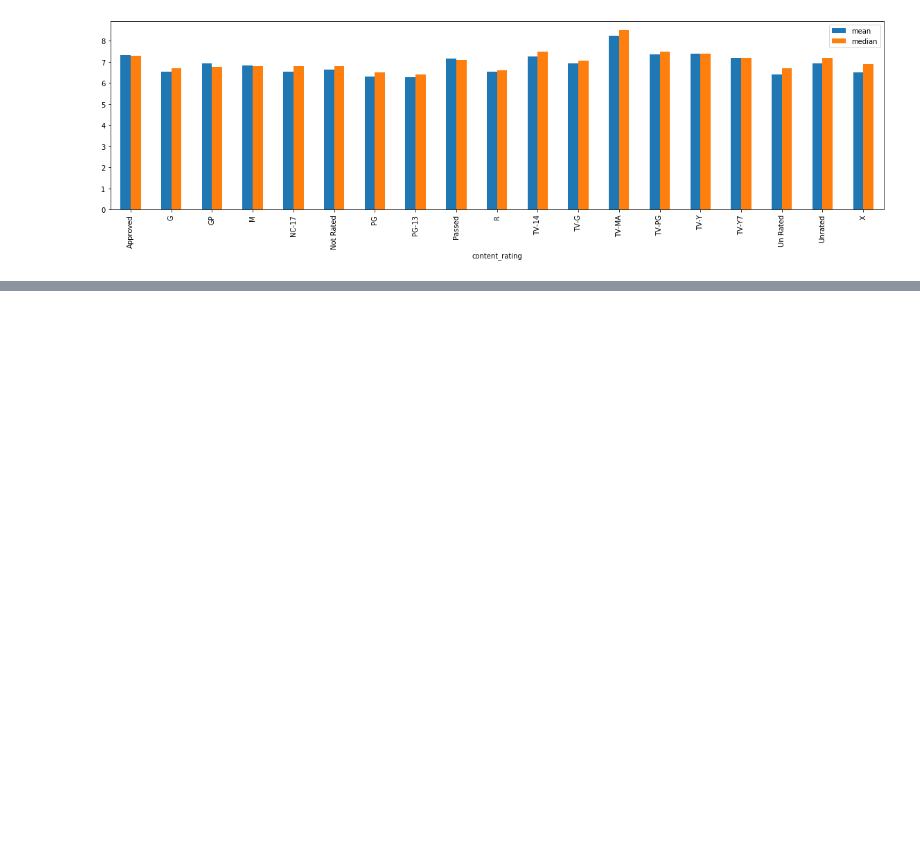
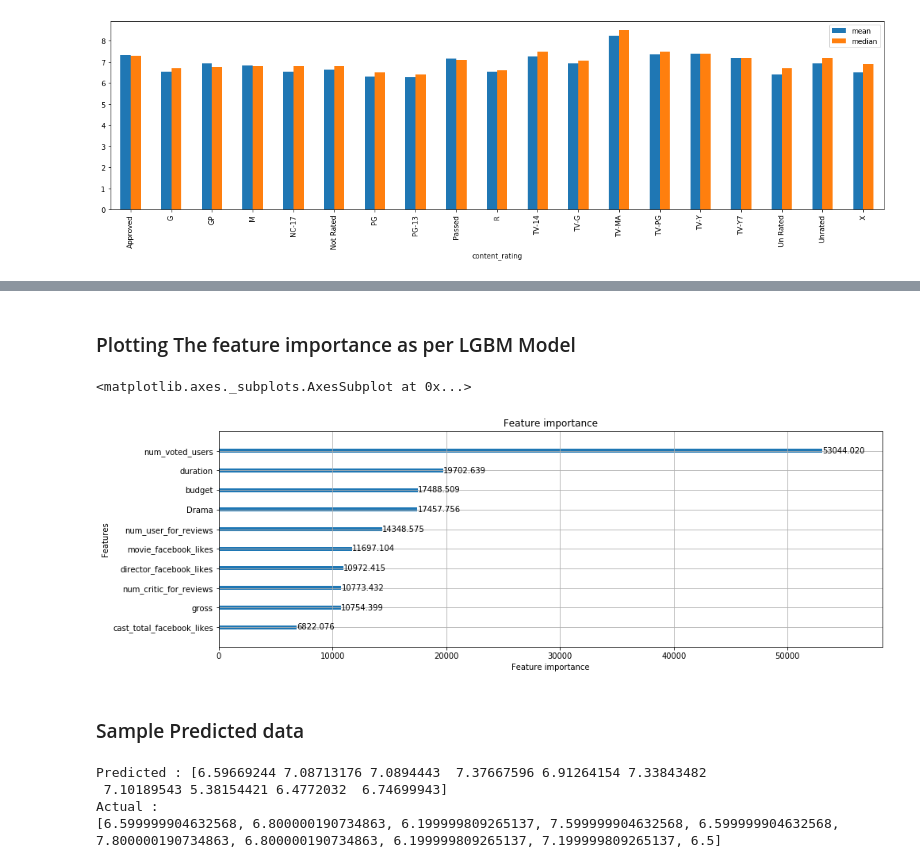
Before and after one commit to NarendraBabuOggu/AIGenie_Capstone, a Jupyter notebook: ML Project/ML Project Regression.ipynb, the cells around one changed output, grey strips where cells are left out. Saved outputs shown, nothing was run; the diff lists cells and outputs as text; code cells hidden in the pictures; blank space fills up the shorter version.

```diff
--- a/ML Project/ML Project Regression.ipynb
+++ b/ML Project/ML Project Regression.ipynb
@@ -467,0 +462,3 @@ categorical_features
+# %%
+scaler = MinMaxScaler().fit(train_movie_data[train_numeric_features]) #Fitting the scaler with iput data
+train_movie_data[train_numeric_features] = scaler.transform(train_movie_data[train_numeric_features]) # Transforming the iput data
@@ -514,0 +507,16 @@ Test Score :  0.43202665976755716 0.4330242516454036
+# %% [markdown]
+### Plotting The feature importance as per LGBM Model
+# %%
+lgb.plot_importance(gbm, importance_type = 'gain', max_num_features = 10, figsize = (15,5))
+# %% [output]
+<matplotlib.axes._subplots.AxesSubplot at 0x...>
+[figure, added]
+# %% [markdown]
+### Sample Predicted data
+# %%
+print("Predicted : {}".format(gbm.predict(test_x[:10])), "Actual : \n{}".format(list(test_y[:10])), sep = '\n')
+# %% [output]
+Predicted : [6.59669244 7.08713176 7.0894443  7.37667596 6.91264154 7.33843482
+ 7.10189543 5.38154421 6.4772032  6.74699943]
+Actual :
+[6.599999904632568, 6.800000190734863, 6.199999809265137, 7.599999904632568, 6.599999904632568, 7.800000190734863, 6.800000190734863, 6.199999809265137, 7.199999809265137, 6.5]
```
Also changed, not shown: parts of 92 cells of this notebook, 2 other files.
